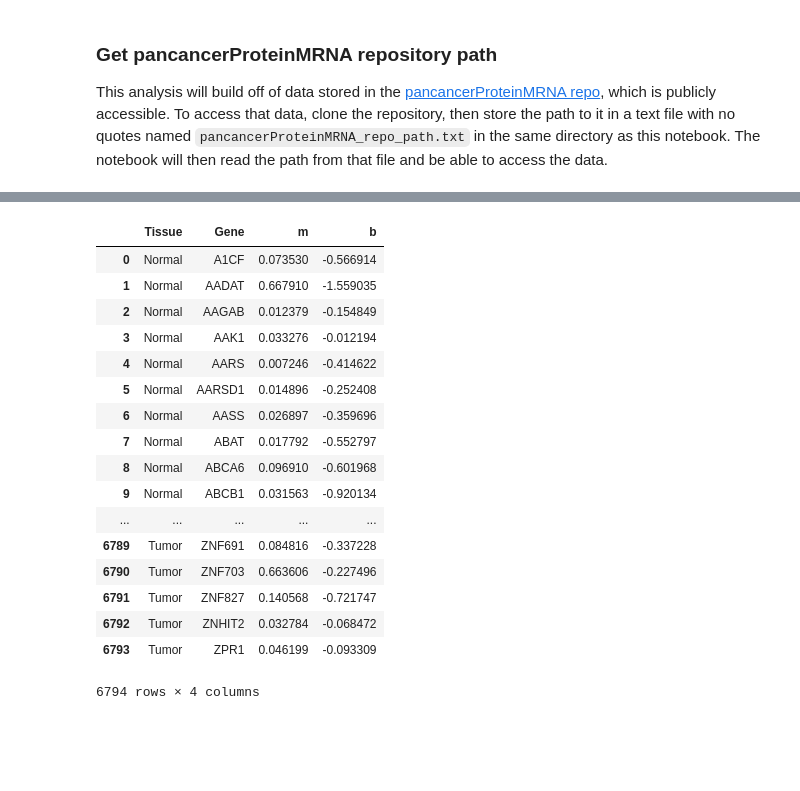
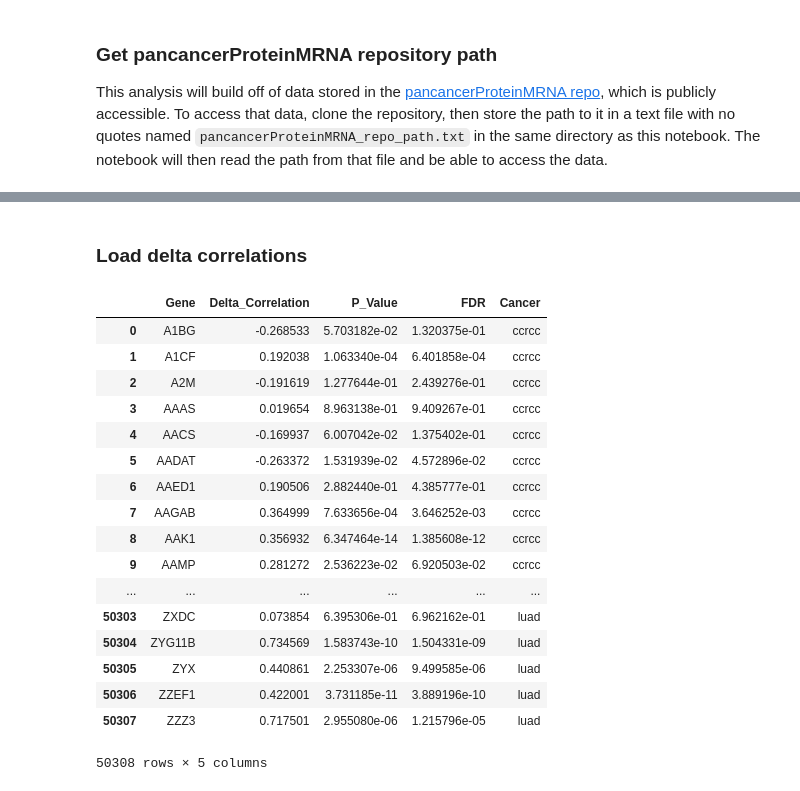
Before and after one commit to caleb-lindgren/deltaCorrML, a Jupyter notebook: load_data.ipynb, the cells around one changed output, grey strips where cells are left out. Saved outputs shown, nothing was run; the diff lists cells and outputs as text; code cells hidden in the pictures; blank space fills up the shorter version.

```diff
--- a/load_data.ipynb
+++ b/load_data.ipynb
@@ -60,21 +29,27 @@ for cancer_type in cancer_types:
-# %%
-regressions["ccrcc"]
-# %% [output]
-|  | Tissue | Gene | m | b |
-| 0 | Normal | A1CF | 0.073530 | -0.566914 |
-| 1 | Normal | AADAT | 0.667910 | -1.559035 |
-| 2 | Normal | AAGAB | 0.012379 | -0.154849 |
-| 3 | Normal | AAK1 | 0.033276 | -0.012194 |
-| 4 | Normal | AARS | 0.007246 | -0.414622 |
-| 5 | Normal | AARSD1 | 0.014896 | -0.252408 |
-| 6 | Normal | AASS | 0.026897 | -0.359696 |
-| 7 | Normal | ABAT | 0.017792 | -0.552797 |
-| 8 | Normal | ABCA6 | 0.096910 | -0.601968 |
-| 9 | Normal | ABCB1 | 0.031563 | -0.920134 |
-| ... | ... | ... | ... | ... |
-| 6789 | Tumor | ZNF691 | 0.084816 | -0.337228 |
-| 6790 | Tumor | ZNF703 | 0.663606 | -0.227496 |
-| 6791 | Tumor | ZNF827 | 0.140568 | -0.721747 |
-| 6792 | Tumor | ZNHIT2 | 0.032784 | -0.068472 |
-| 6793 | Tumor | ZPR1 | 0.046199 | -0.093309 |
-6794 rows × 4 columns
+# %% [markdown]
+### Load delta correlations
+# %%
+delta_corr_path = os.path.join(pcp_path, "notebook_steps_Spearman", "data", "delta_correlation_df.csv")
+delta_corr = pd.read_csv(delta_corr_path)
+delta_corr = delta_corr.assign(Cancer=delta_corr["Cancer"].str.lower())
+
+delta_corr
+# %% [output]
+|  | Gene | Delta_Correlation | P_Value | FDR | Cancer |
+| 0 | A1BG | -0.268533 | 5.703182e-02 | 1.320375e-01 | ccrcc |
+| 1 | A1CF | 0.192038 | 1.063340e-04 | 6.401858e-04 | ccrcc |
+| 2 | A2M | -0.191619 | 1.277644e-01 | 2.439276e-01 | ccrcc |
+| 3 | AAAS | 0.019654 | 8.963138e-01 | 9.409267e-01 | ccrcc |
+| 4 | AACS | -0.169937 | 6.007042e-02 | 1.375402e-01 | ccrcc |
+| 5 | AADAT | -0.263372 | 1.531939e-02 | 4.572896e-02 | ccrcc |
+| 6 | AAED1 | 0.190506 | 2.882440e-01 | 4.385777e-01 | ccrcc |
+| 7 | AAGAB | 0.364999 | 7.633656e-04 | 3.646252e-03 | ccrcc |
+| 8 | AAK1 | 0.356932 | 6.347464e-14 | 1.385608e-12 | ccrcc |
+| 9 | AAMP | 0.281272 | 2.536223e-02 | 6.920503e-02 | ccrcc |
+| ... | ... | ... | ... | ... | ... |
+| 50303 | ZXDC | 0.073854 | 6.395306e-01 | 6.962162e-01 | luad |
+| 50304 | ZYG11B | 0.734569 | 1.583743e-10 | 1.504331e-09 | luad |
+| 50305 | ZYX | 0.440861 | 2.253307e-06 | 9.499585e-06 | luad |
+| 50306 | ZZEF1 | 0.422001 | 3.731185e-11 | 3.889196e-10 | luad |
+| 50307 | ZZZ3 | 0.717501 | 2.955080e-06 | 1.215796e-05 | luad |
+50308 rows × 5 columns
```
Also changed, not shown: parts of 24 cells of this notebook.
